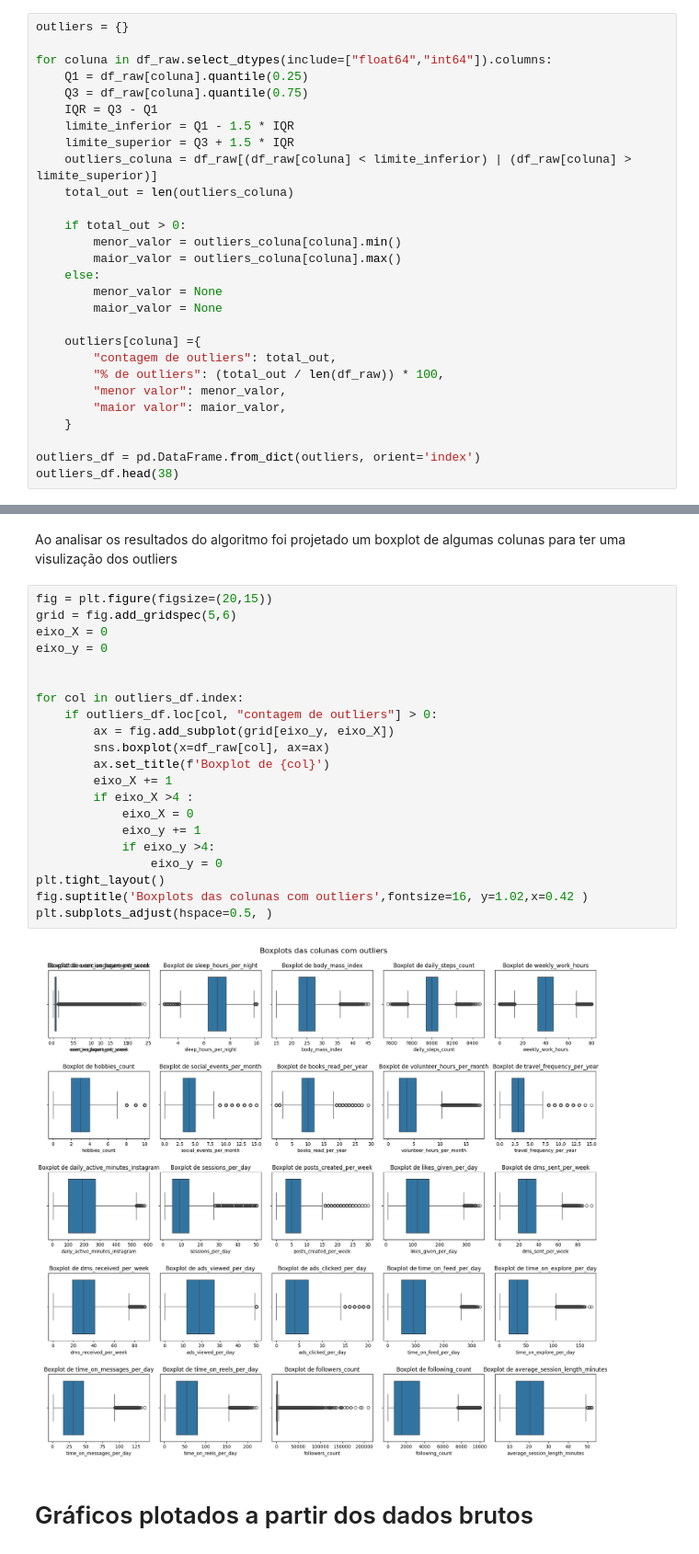
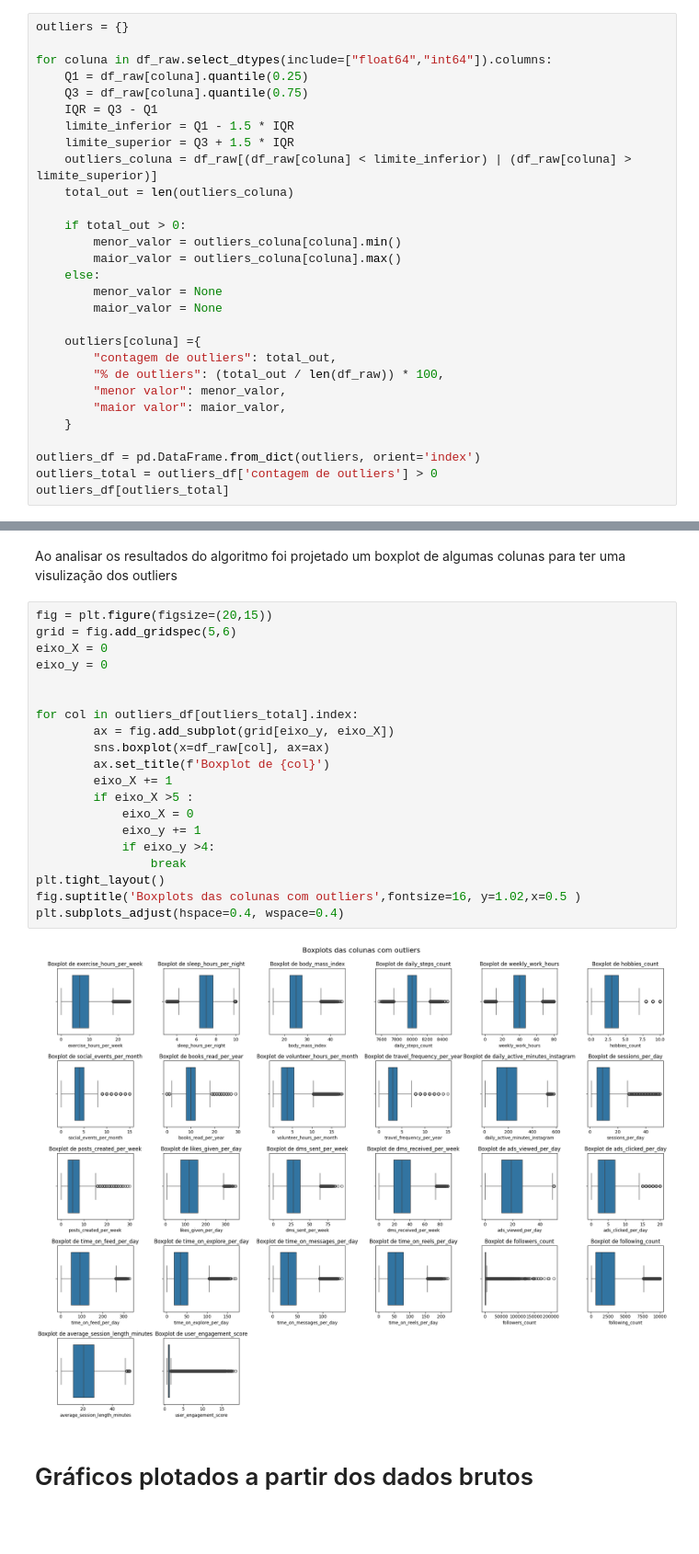
Before and after one commit to H3ytt0r62/SBD2-Social_Media_User_Analysis, a Jupyter notebook: Data layer/Raw/analytcs.ipynb, the cells around one changed output, grey strips where cells are left out. Shown at 92% size. Drawn from its saved outputs; the diff is of its cells as text; blank space fills up the shorter version.

Commit message:
fix/ correção dos graficos de outliers

```diff
--- a/Data layer/Raw/analytcs.ipynb
+++ b/Data layer/Raw/analytcs.ipynb
@@ -100,6 +100,7 @@ for coluna in df_raw.select_dtypes(include=["float64","int64"]).columns:
     }
 
 outliers_df = pd.DataFrame.from_dict(outliers, orient='index')
-outliers_df.head(38)
+outliers_total = outliers_df['contagem de outliers'] > 0
+outliers_df[outliers_total]
 # %% [output]
 |  | contagem de outliers | % de outliers | menor valor | maior valor |
@@ -124,26 +125,25 @@ Ao analisar os resultados do algoritmo foi projetado um boxplot de algumas colun
 # %%
 fig = plt.figure(figsize=(20,15))
 grid = fig.add_gridspec(5,6)
 eixo_X = 0
 eixo_y = 0
 
 
-for col in outliers_df.index:
-    if outliers_df.loc[col, "contagem de outliers"] > 0:
+for col in outliers_df[outliers_total].index:
         ax = fig.add_subplot(grid[eixo_y, eixo_X])
         sns.boxplot(x=df_raw[col], ax=ax)
         ax.set_title(f'Boxplot de {col}')
         eixo_X += 1
-        if eixo_X >4 :
+        if eixo_X >5 :
             eixo_X = 0
             eixo_y += 1
             if eixo_y >4:
-                eixo_y = 0
+                break
 plt.tight_layout()
-fig.suptitle('Boxplots das colunas com outliers',fontsize=16, y=1.02,x=0.42 )
-plt.subplots_adjust(hspace=0.5, )
+fig.suptitle('Boxplots das colunas com outliers',fontsize=16, y=1.02,x=0.5 )
+plt.subplots_adjust(hspace=0.4, wspace=0.4)
 # %% [output]
-[figure, old version]
+[figure, new version]
 # %% [markdown]
 #  Gráficos plotados a partir dos dados brutos
 # %% [markdown]
```
Also changed, not shown: parts of 1 cell of this notebook.
